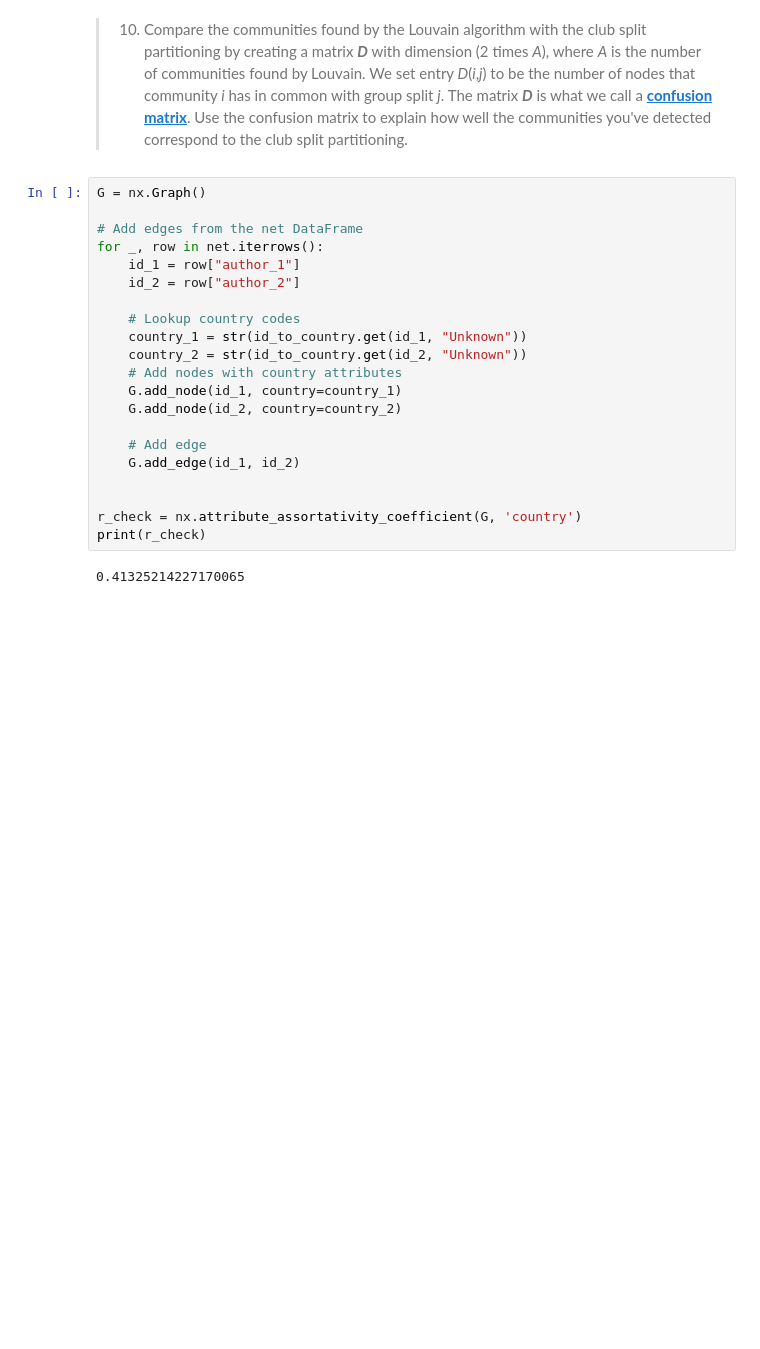
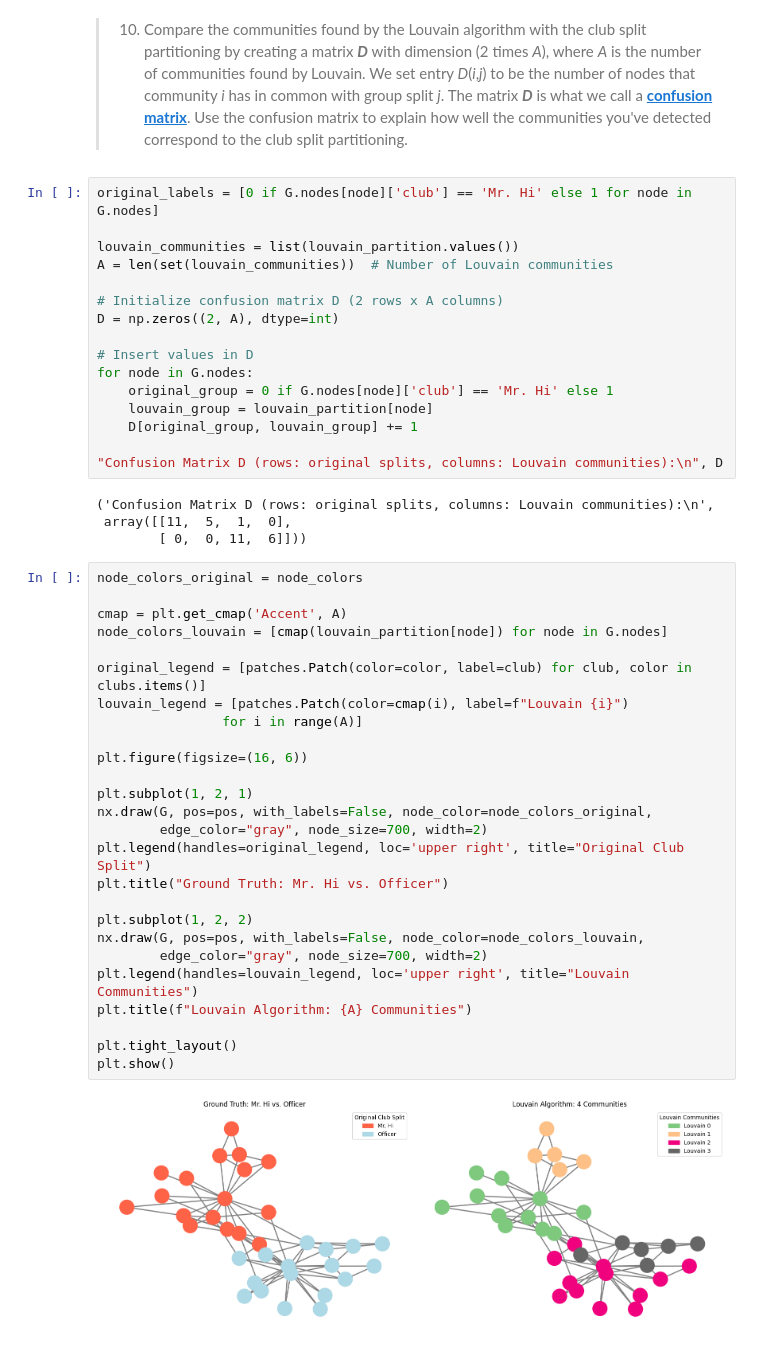
Before and after one commit to katinka314/CSS_project2, a Jupyter notebook: Part 2.ipynb, the cells around one changed output. Drawn from its saved outputs; the diff is of its cells as text; blank space fills up the shorter version.

```diff
--- a/Part 2.ipynb
+++ b/Part 2.ipynb
@@ -522,25 +543,50 @@ plt.show()
 # %% [markdown]
 > 10.  Compare the communities found by the Louvain algorithm with the club split partitioning by creating a matrix **_D_** with dimension (2 times _A_), where _A_ is the number of communities found by Louvain. We set entry _D_(_i_,_j_) to be the number of nodes that community _i_ has in common with group split _j_. The matrix **_D_** is what we call a [**confusion matrix**](https://en.wikipedia.org/wiki/Confusion_matrix). Use the confusion matrix to explain how well the communities you've detected correspond to the club split partitioning.
-# %%
-G = nx.Graph()
-
-# Add edges from the net DataFrame
-for _, row in net.iterrows():
-    id_1 = row["author_1"]
-    id_2 = row["author_2"]
-
-    # Lookup country codes
-    country_1 = str(id_to_country.get(id_1, "Unknown"))
-    country_2 = str(id_to_country.get(id_2, "Unknown"))
-    # Add nodes with country attributes
-    G.add_node(id_1, country=country_1)
-    G.add_node(id_2, country=country_2)
-
-    # Add edge
-    G.add_edge(id_1, id_2)
-
-
-r_check = nx.attribute_assortativity_coefficient(G, 'country')
-print(r_check)
-# %% [output]
-0.41325214227170065
+# %%
+original_labels = [0 if G.nodes[node]['club'] == 'Mr. Hi' else 1 for node in G.nodes]
+
+louvain_communities = list(louvain_partition.values())
+A = len(set(louvain_communities))  # Number of Louvain communities
+
+# Initialize confusion matrix D (2 rows x A columns)
+D = np.zeros((2, A), dtype=int)
+
+# Insert values in D
+for node in G.nodes:
+    original_group = 0 if G.nodes[node]['club'] == 'Mr. Hi' else 1
+    louvain_group = louvain_partition[node]
+    D[original_group, louvain_group] += 1
+
+"Confusion Matrix D (rows: original splits, columns: Louvain communities):\n", D
+# %% [output]
+('Confusion Matrix D (rows: original splits, columns: Louvain communities):\n',
+ array([[11,  5,  1,  0],
+        [ 0,  0, 11,  6]]))
+# %%
+node_colors_original = node_colors
+
+cmap = plt.get_cmap('Accent', A)
+node_colors_louvain = [cmap(louvain_partition[node]) for node in G.nodes]
+
+original_legend = [patches.Patch(color=color, label=club) for club, color in clubs.items()]
+louvain_legend = [patches.Patch(color=cmap(i), label=f"Louvain {i}")
+                for i in range(A)]
+
+plt.figure(figsize=(16, 6))
+
+plt.subplot(1, 2, 1)
+nx.draw(G, pos=pos, with_labels=False, node_color=node_colors_original,
+        edge_color="gray", node_size=700, width=2)
+plt.legend(handles=original_legend, loc='upper right', title="Original Club Split")
+plt.title("Ground Truth: Mr. Hi vs. Officer")
+
+plt.subplot(1, 2, 2)
+nx.draw(G, pos=pos, with_labels=False, node_color=node_colors_louvain,
+        edge_color="gray", node_size=700, width=2)
+plt.legend(handles=louvain_legend, loc='upper right', title="Louvain Communities")
+plt.title(f"Louvain Algorithm: {A} Communities")
+
+plt.tight_layout()
+plt.show()
+# %% [output]
+[figure, added]
```
Also changed, not shown: parts of 11 cells of this notebook, 2 other files.
